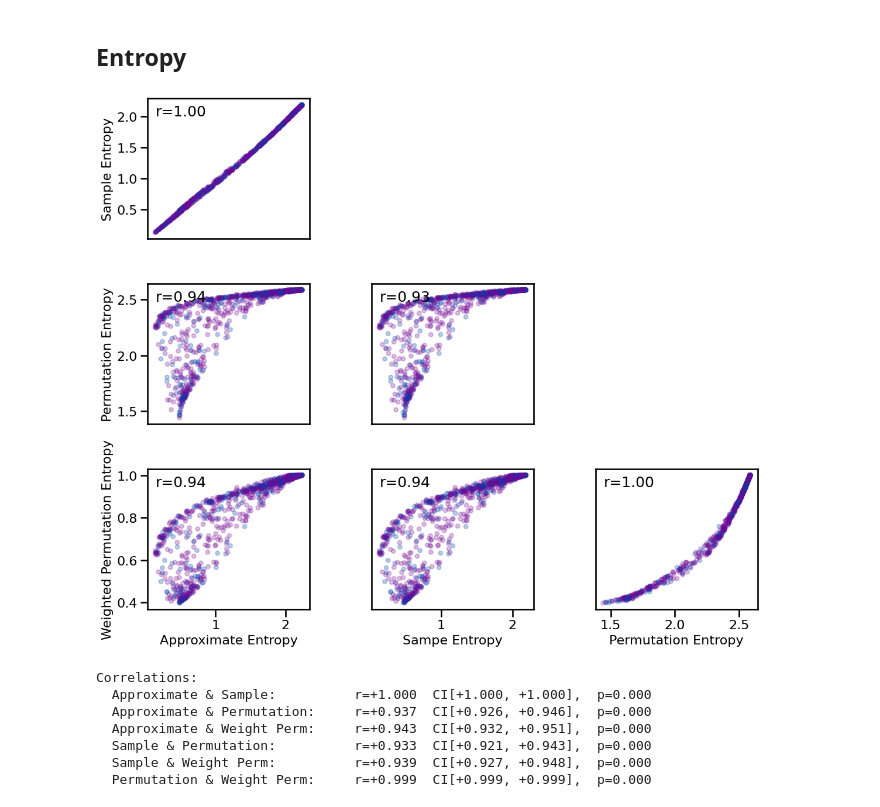
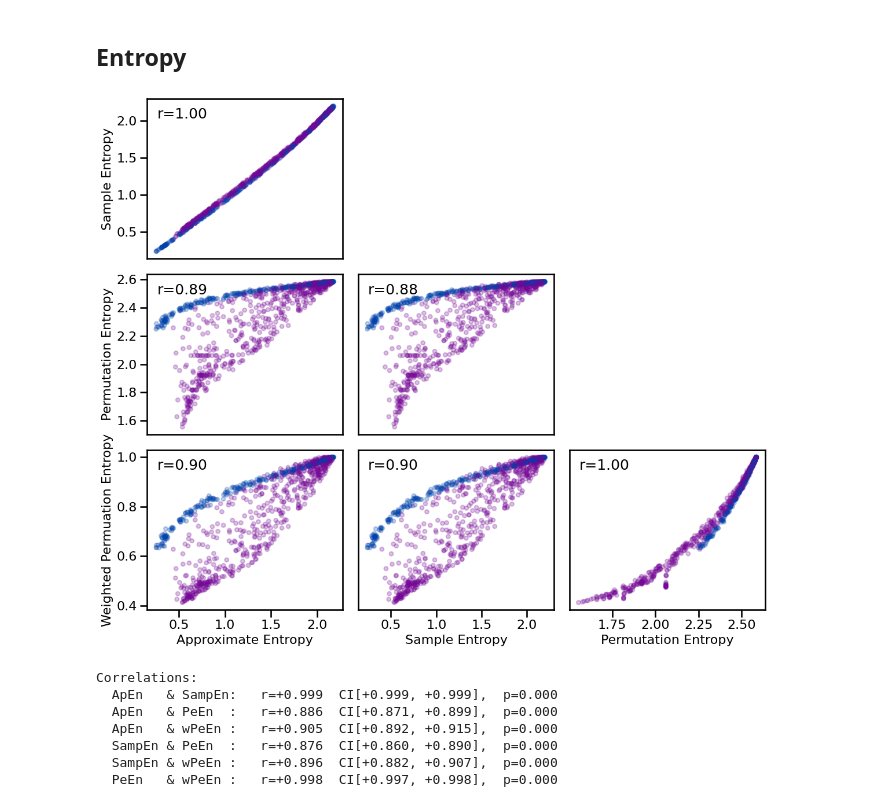
Before and after one commit to AperiodicMethods/AperiodicMethods, a Jupyter notebook: notebooks/41-WithinComparisons.ipynb, the cells around one changed output. Saved outputs shown, nothing was run; the diff lists cells and outputs as text; code cells hidden in the pictures.

```diff
--- a/notebooks/41-WithinComparisons.ipynb
+++ b/notebooks/41-WithinComparisons.ipynb
@@ -215,38 +186,18 @@ all_corrs_no_osc_ent = compute_all_corrs(results_ent, ~all_sim_params_cp['has_os
-# %%
-# Plot comparisons
-dot_kwargs['c'] = [COLORS['CM'] if osc else COLORS['AP'] for osc in all_sim_params_fd.has_osc]
-axes = make_axes(3, 3, figsize=[12, 10], wspace=0.4, hspace=0.4)
-plot_dots(results_ent['app_entropy'], results_ent['sample_entropy'], tposition='tl', **dot_kwargs,
-          xticks=[], ylabel='Sample Entropy', ax=axes[0, 0])
-plot_dots(results_ent['app_entropy'], results_ent['perm_entropy'], tposition='tl', **dot_kwargs,
-          xticks=[], ylabel='Permutation Entropy', ax=axes[1, 0])
-plot_dots(results_ent['app_entropy'], results_ent['wperm_entropy'], tposition='tl', **dot_kwargs,
-          xlabel='Approximate Entropy', ylabel='Weighted Permutation Entropy', ax=axes[2, 0])
-plot_dots(results_ent['sample_entropy'], results_ent['perm_entropy'], tposition='tl', **dot_kwargs,
-          xticks=[], yticks=[], ax=axes[1, 1])
-plot_dots(results_ent['sample_entropy'], results_ent['wperm_entropy'], tposition='tl', **dot_kwargs,
-          xlabel='Sampe Entropy', yticks=[], ax=axes[2, 1])
-plot_dots(results_ent['perm_entropy'], results_ent['wperm_entropy'], tposition='tl', **dot_kwargs,
-          xlabel='Permutation Entropy', yticks=[], ax=axes[2, 2])
-axes[0, 1].axis('off')
-axes[0, 2].axis('off')
-axes[1, 2].axis('off')
-if SAVE_FIG: plt.savefig(FIGPATH / ('info_comp' + EXT))
-# %% [output]
-[figure, removed]
-# %%
-print('Correlations:')
-print('  Approximate & Sample:\t\t', format_corr(*all_corrs_ent['app_entropy']['sample_entropy']))
-print('  Approximate & Permutation:\t', format_corr(*all_corrs_ent['app_entropy']['perm_entropy']))
-print('  Approximate & Weight Perm:\t', format_corr(*all_corrs_ent['app_entropy']['wperm_entropy']))
-print('  Sample & Permutation:\t\t', format_corr(*all_corrs_ent['sample_entropy']['perm_entropy']))
-print('  Sample & Weight Perm:\t\t', format_corr(*all_corrs_ent['sample_entropy']['wperm_entropy']))
-print('  Permutation & Weight Perm:\t', format_corr(*all_corrs_ent['perm_entropy']['wperm_entropy']))
-# %% [output]
-Correlations:
-  Approximate & Sample:          r=+1.000  CI[+1.000, +1.000],  p=0.000
-  Approximate & Permutation:     r=+0.937  CI[+0.926, +0.946],  p=0.000
-  Approximate & Weight Perm:     r=+0.943  CI[+0.932, +0.951],  p=0.000
-  Sample & Permutation:          r=+0.933  CI[+0.921, +0.943],  p=0.000
-  Sample & Weight Perm:          r=+0.939  CI[+0.927, +0.948],  p=0.000
-  Permutation & Weight Perm:     r=+0.999  CI[+0.999, +0.999],  p=0.000
+# %%
+# Plot comparisons across entropy measures
+cs = [COLORS['CM'] if osc else COLORS['AP'] for osc in all_sim_params_ent.has_osc]
+plot_results_all(results_ent, figsize=(12, 10), tposition='tl', c=cs, **dot_kwargs,
+                 save_fig=SAVE_FIG, file_name='ent_comp' + EXT, file_path=FIGPATH)
+# %% [output]
+[figure, added]
+# %%
+# Print correlations between different entropy measures
+print_corr_combs(all_corrs_ent)
+# %% [output]
+Correlations:
+  ApEn   & SampEn:   r=+0.999  CI[+0.999, +0.999],  p=0.000
+  ApEn   & PeEn  :   r=+0.886  CI[+0.871, +0.899],  p=0.000
+  ApEn   & wPeEn :   r=+0.905  CI[+0.892, +0.915],  p=0.000
+  SampEn & PeEn  :   r=+0.876  CI[+0.860, +0.890],  p=0.000
+  SampEn & wPeEn :   r=+0.896  CI[+0.882, +0.907],  p=0.000
+  PeEn   & wPeEn :   r=+0.998  CI[+0.997, +0.998],  p=0.000
```
Also changed, not shown: parts of 14 cells of this notebook, 1 other file.
